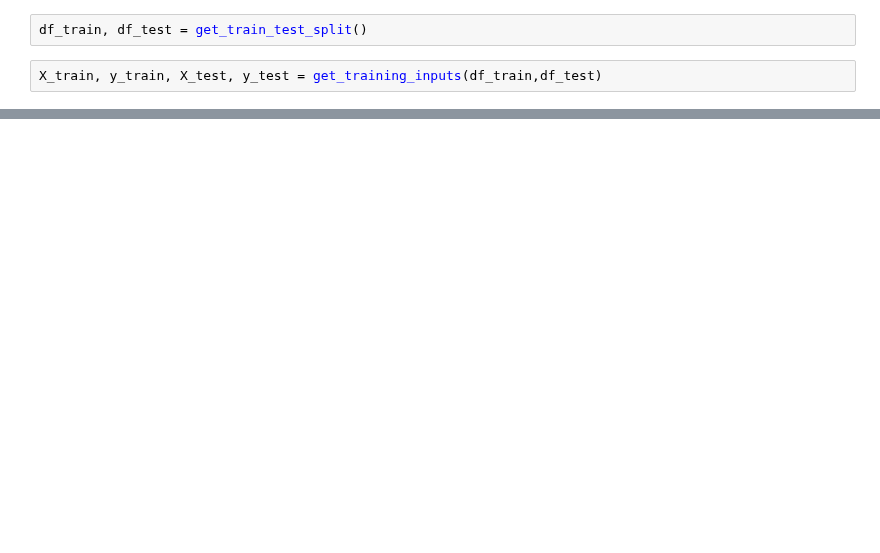
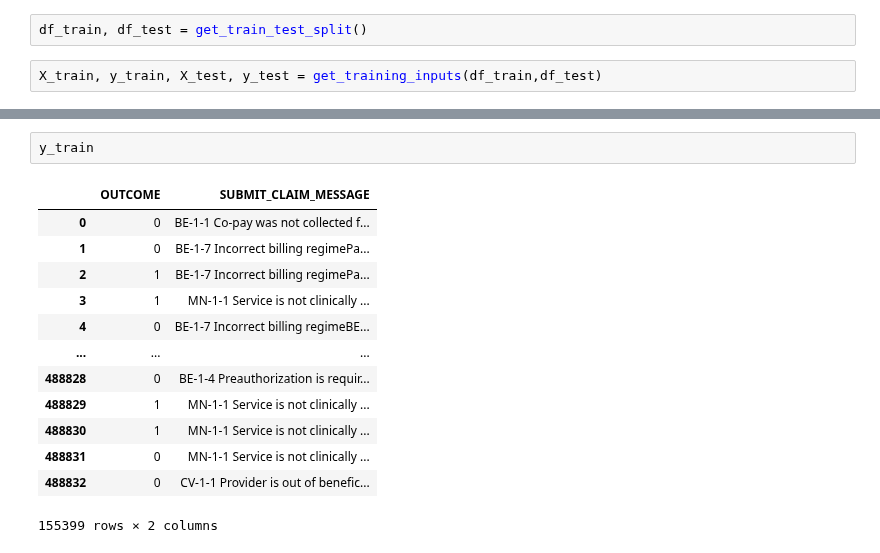
Before and after one commit to Andalusia-Data-Science-Team/Claims_Rejection, a Jupyter notebook: model_testing.ipynb, the cells around one changed output, grey strips where cells are left out. Drawn from its saved outputs; the diff is of its cells as text; blank space fills up the shorter version.

```diff
--- a/model_testing.ipynb
+++ b/model_testing.ipynb
@@ -228,0 +208,16 @@ X_train_prep
+# %%
+y_train
+# %% [output]
+|  | OUTCOME | SUBMIT_CLAIM_MESSAGE |
+| 0 | 0 | BE-1-1 Co-pay was not collected f... |
+| 1 | 0 | BE-1-7 Incorrect billing regimePa... |
+| 2 | 1 | BE-1-7 Incorrect billing regimePa... |
+| 3 | 1 | MN-1-1 Service is not clinically ... |
+| 4 | 0 | BE-1-7 Incorrect billing regimeBE... |
+| ... | ... | ... |
+| 488828 | 0 | BE-1-4 Preauthorization is requir... |
+| 488829 | 1 | MN-1-1 Service is not clinically ... |
+| 488830 | 1 | MN-1-1 Service is not clinically ... |
+| 488831 | 0 | MN-1-1 Service is not clinically ... |
+| 488832 | 0 | CV-1-1 Provider is out of benefic... |
+155399 rows × 2 columns
```
Also changed, not shown: parts of 17 cells of this notebook, 5 other files.
